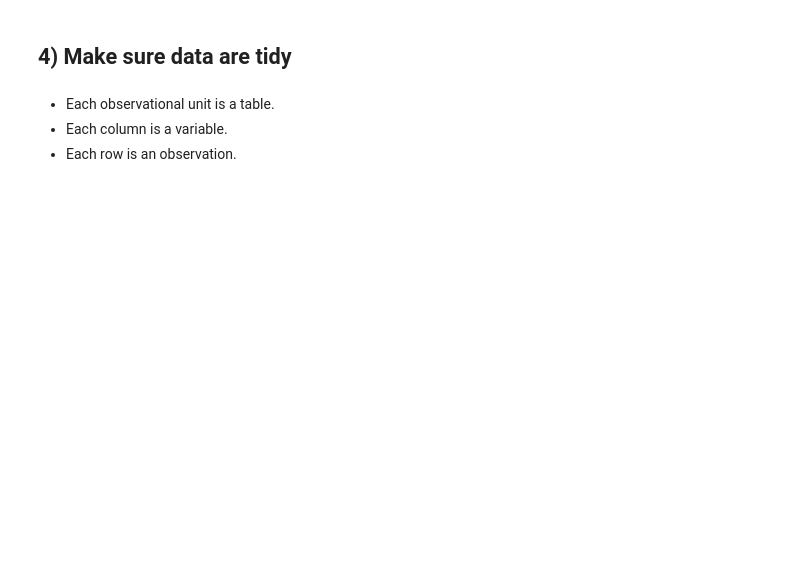
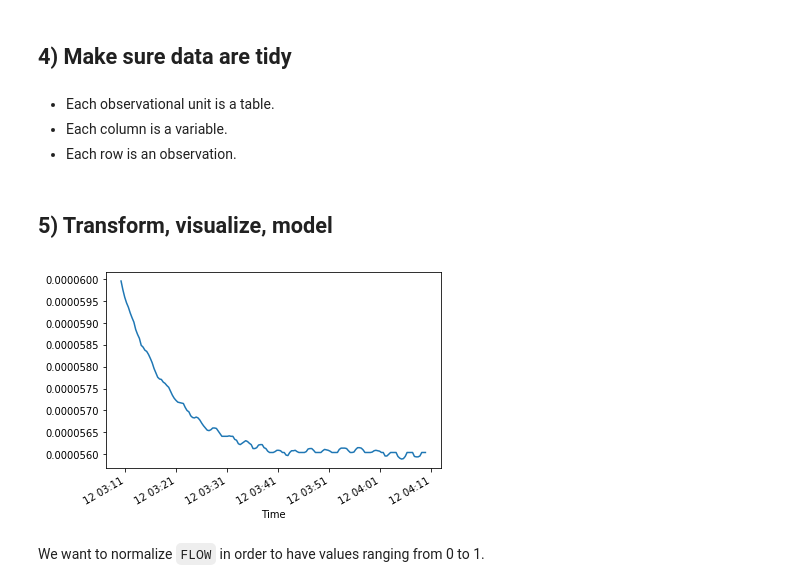
Before and after one commit to mkcor/exp-testing, a Jupyter notebook: demo.ipynb, the cells around one changed output. Cells and saved outputs as stored; diff of their text form; code cells hidden in the pictures; blank space fills up the shorter version.

Commit message:
Write up section on visualization.

```diff
--- a/demo.ipynb
+++ b/demo.ipynb
@@ -290,3 +310,9 @@ df.shape
 * Each observational unit is a table.
 * Each column is a variable.
 * Each row is an observation.
+# %% [markdown]
+## 5) Transform, visualize, model
+# %%
+df.loc['2017-09-12 03:10:00':'2017-09-12 04:10:00', 'FLOW'].plot();
+# %% [output]
+[figure, added]
@@ -292,0 +321,2 @@ df.shape
+# %% [markdown]
+We want to normalize `FLOW` in order to have values ranging from 0 to 1.
```
Also changed, not shown: parts of 19 cells of this notebook, 1 other file.
